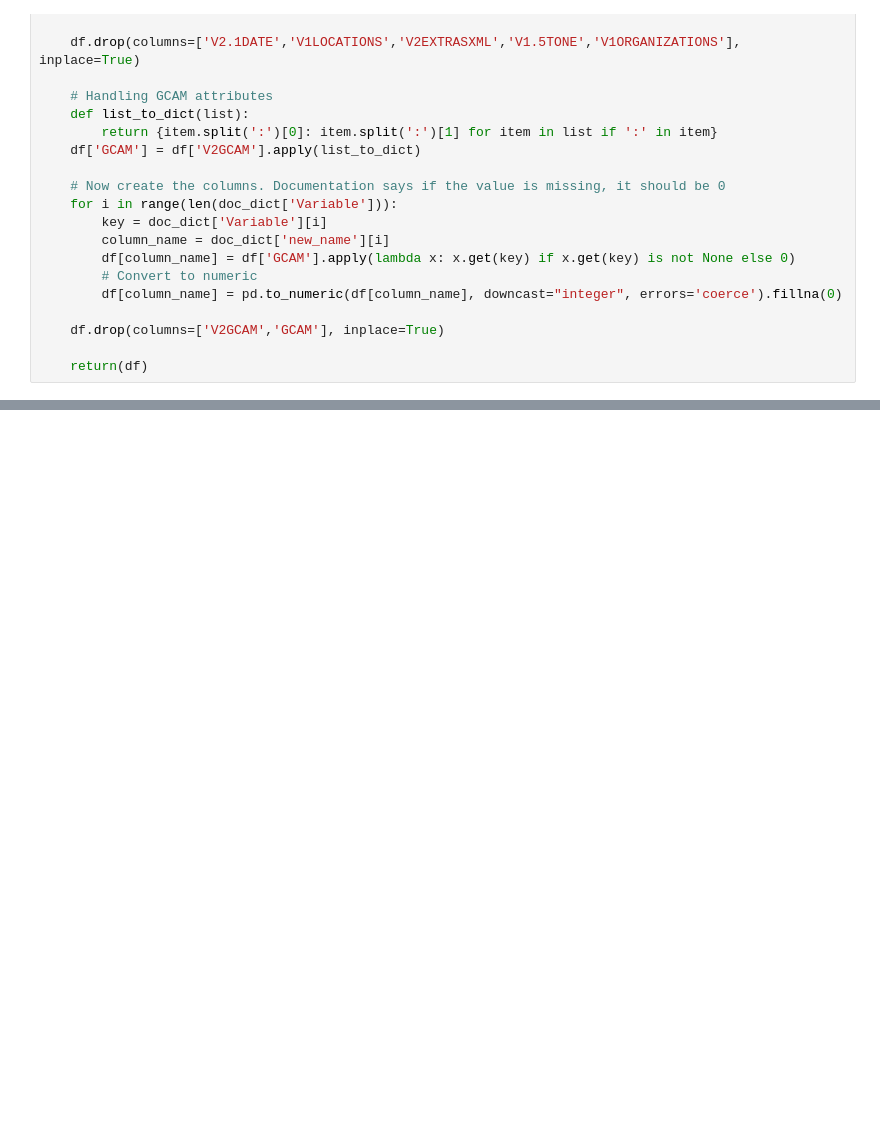
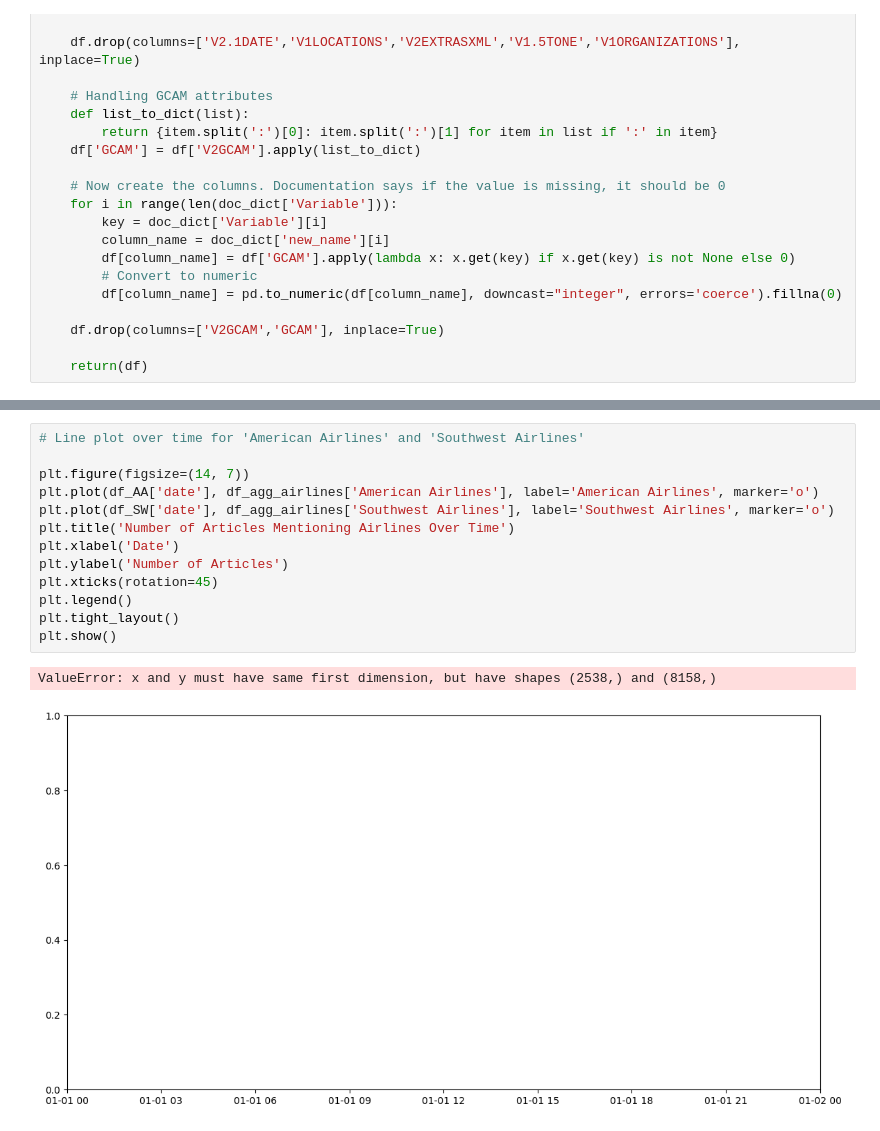
Before and after one commit to svanomm/sentiment-volume-forecasting, a Jupyter notebook: Scripts/03 Download and Process GDELT Data.ipynb, the cells around one changed output, grey strips where cells are left out. Drawn from its saved outputs; the diff is of its cells as text; blank space fills up the shorter version.

```diff
--- a/Scripts/03 Download and Process GDELT Data.ipynb
+++ b/Scripts/03 Download and Process GDELT Data.ipynb
@@ -339,0 +499,16 @@ df
+# %%
+# Line plot over time for 'American Airlines' and 'Southwest Airlines'
+
+plt.figure(figsize=(14, 7))
+plt.plot(df_AA['date'], df_agg_airlines['American Airlines'], label='American Airlines', marker='o')
+plt.plot(df_SW['date'], df_agg_airlines['Southwest Airlines'], label='Southwest Airlines', marker='o')
+plt.title('Number of Articles Mentioning Airlines Over Time')
+plt.xlabel('Date')
+plt.ylabel('Number of Articles')
+plt.xticks(rotation=45)
+plt.legend()
+plt.tight_layout()
+plt.show()
+# %% [output]
+ValueError: x and y must have same first dimension, but have shapes (2538,) and (8158,)
+[figure, added]
```
Also changed, not shown: parts of 10 cells of this notebook, 41 other files.
